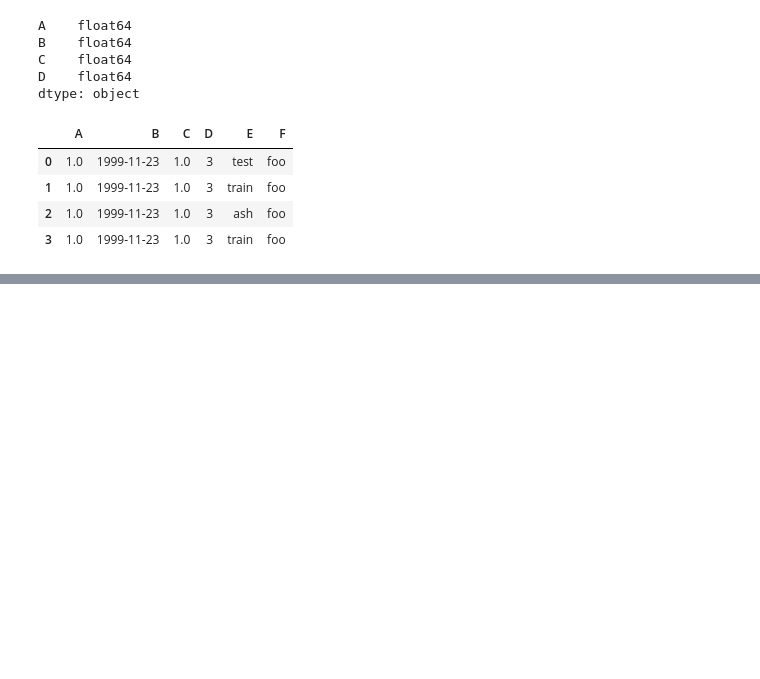
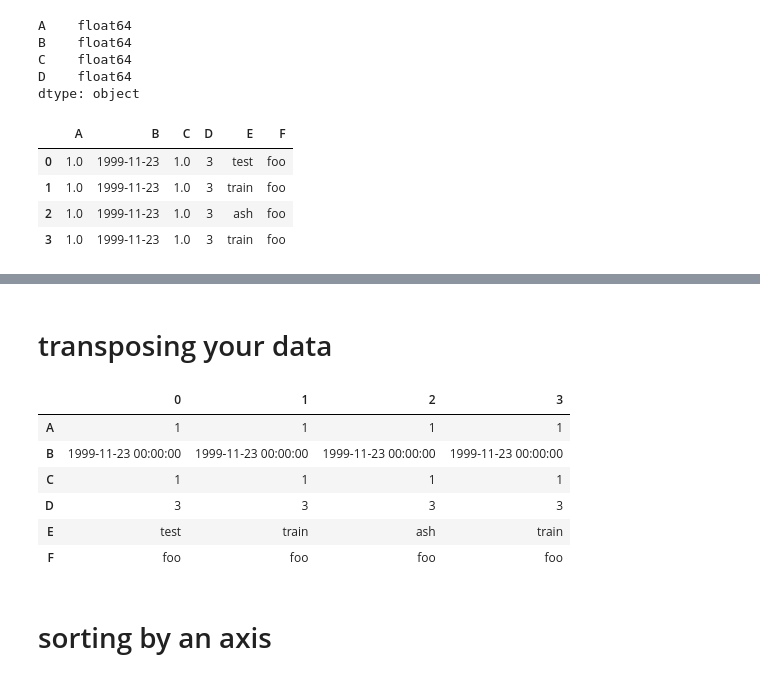
Before and after one commit to Adarshreddyash/A.I, a Jupyter notebook: Introduction_to_pandas.ipynb, the cells around one changed output, grey strips where cells are left out. Saved outputs shown, nothing was run; the diff lists cells and outputs as text; code cells hidden in the pictures; blank space fills up the shorter version.

```diff
--- a/Introduction_to_pandas.ipynb
+++ b/Introduction_to_pandas.ipynb
@@ -137,0 +180,14 @@ ash
+# %% [markdown]
+# transposing your data
+# %%
+ash.T
+# %% [output]
+|  | 0 | 1 | 2 | 3 |
+| A | 1 | 1 | 1 | 1 |
+| B | 1999-11-23 00:00:00 | 1999-11-23 00:00:00 | 1999-11-23 00:00:00 | 1999-11-23 00:00:00 |
+| C | 1 | 1 | 1 | 1 |
+| D | 3 | 3 | 3 | 3 |
+| E | test | train | ash | train |
+| F | foo | foo | foo | foo |
+# %% [markdown]
+# sorting by an axis
```
Also changed, not shown: parts of 19 cells of this notebook.
